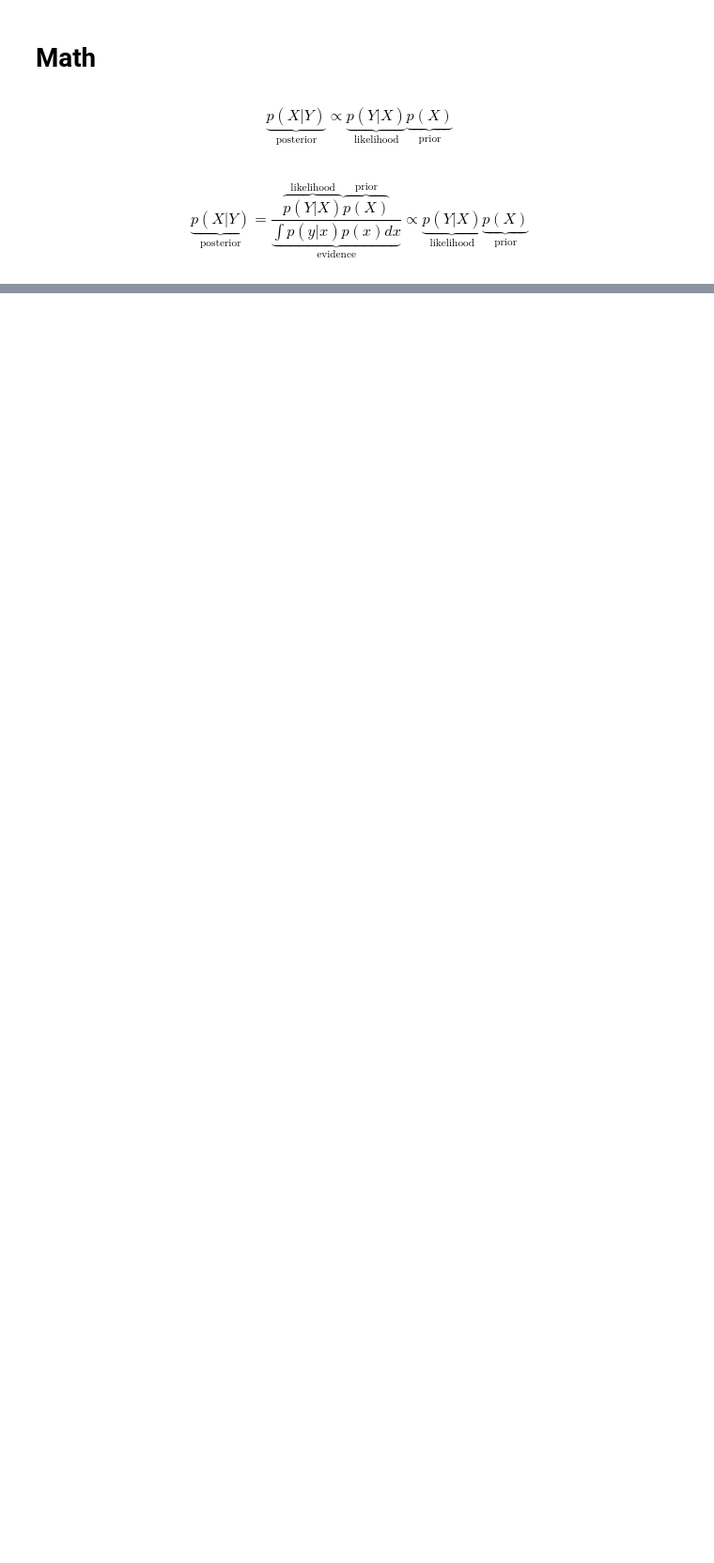
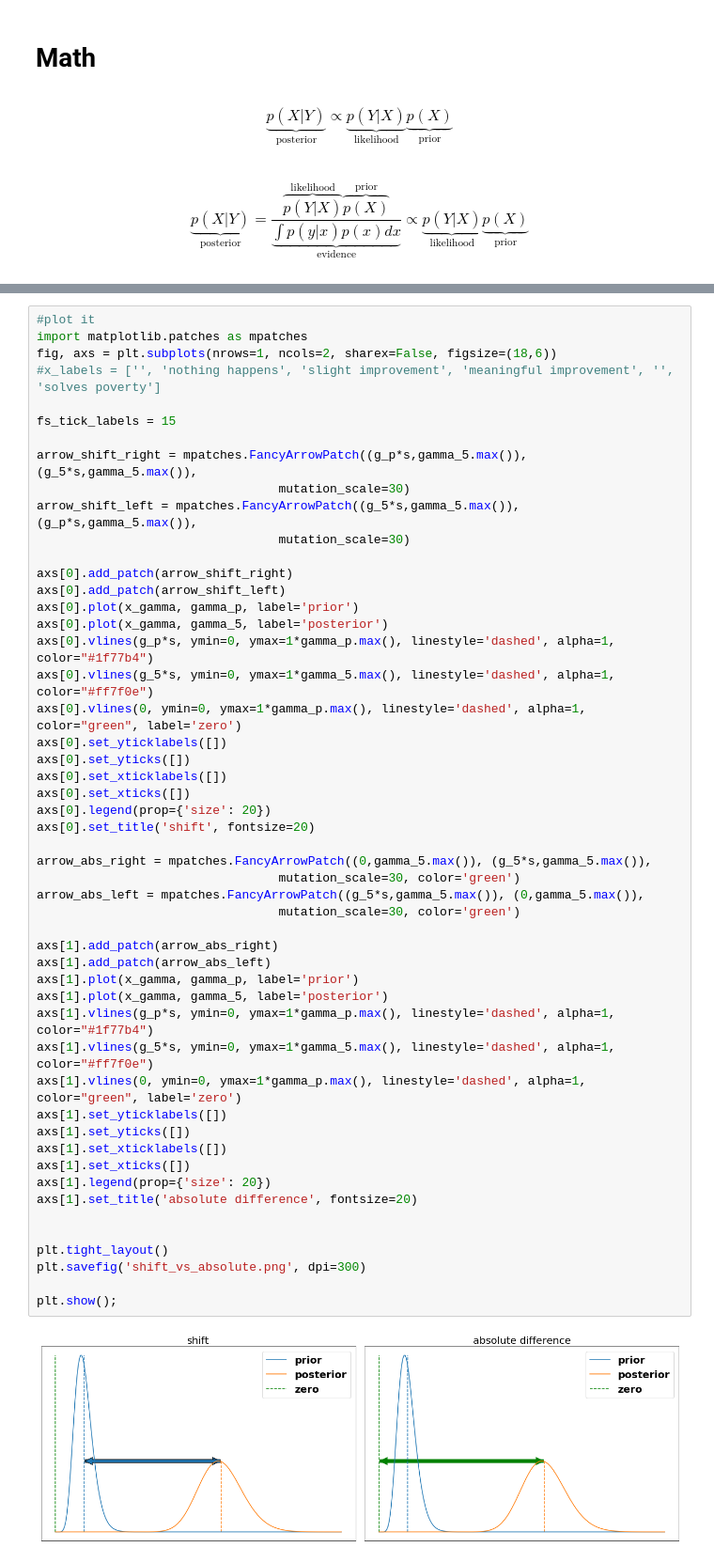
Before and after one commit to mariushobbhahn/mariushobbhahn.github.io, a Jupyter notebook: img/Probabilistic_Judging_1/Probabilistic Judging Part1.ipynb, the cells around one changed output, grey strips where cells are left out. Shown at 94% size. Drawn from its saved outputs; the diff is of its cells as text; blank space fills up the shorter version.

```diff
--- a/img/Probabilistic_Judging_1/Probabilistic Judging Part1.ipynb
+++ b/img/Probabilistic_Judging_1/Probabilistic Judging Part1.ipynb
@@ -785,0 +799,53 @@ $$\underbrace{p(X|Y)}_{\text{posterior}} = \frac{\overbrace{p(Y|X)}^{\text{likel
+# %%
+#plot it
+import matplotlib.patches as mpatches
+fig, axs = plt.subplots(nrows=1, ncols=2, sharex=False, figsize=(18,6))
+#x_labels = ['', 'nothing happens', 'slight improvement', 'meaningful improvement', '', 'solves poverty']
+
+fs_tick_labels = 15
+
+arrow_shift_right = mpatches.FancyArrowPatch((g_p*s,gamma_5.max()), (g_5*s,gamma_5.max()),
+                                 mutation_scale=30)
+arrow_shift_left = mpatches.FancyArrowPatch((g_5*s,gamma_5.max()), (g_p*s,gamma_5.max()),
+                                 mutation_scale=30)
+
+axs[0].add_patch(arrow_shift_right)
+axs[0].add_patch(arrow_shift_left)
+axs[0].plot(x_gamma, gamma_p, label='prior')
+axs[0].plot(x_gamma, gamma_5, label='posterior')
+axs[0].vlines(g_p*s, ymin=0, ymax=1*gamma_p.max(), linestyle='dashed', alpha=1, color="#1f77b4")
+axs[0].vlines(g_5*s, ymin=0, ymax=1*gamma_5.max(), linestyle='dashed', alpha=1, color="#ff7f0e")
+axs[0].vlines(0, ymin=0, ymax=1*gamma_p.max(), linestyle='dashed', alpha=1, color="green", label='zero')
+axs[0].set_yticklabels([])
+axs[0].set_yticks([])
+axs[0].set_xticklabels([])
+axs[0].set_xticks([])
+axs[0].legend(prop={'size': 20})
+axs[0].set_title('shift', fontsize=20)
+
+arrow_abs_right = mpatches.FancyArrowPatch((0,gamma_5.max()), (g_5*s,gamma_5.max()),
+                                 mutation_scale=30, color='green')
+arrow_abs_left = mpatches.FancyArrowPatch((g_5*s,gamma_5.max()), (0,gamma_5.max()),
+                                 mutation_scale=30, color='green')
+
+axs[1].add_patch(arrow_abs_right)
+axs[1].add_patch(arrow_abs_left)
+axs[1].plot(x_gamma, gamma_p, label='prior')
+axs[1].plot(x_gamma, gamma_5, label='posterior')
+axs[1].vlines(g_p*s, ymin=0, ymax=1*gamma_p.max(), linestyle='dashed', alpha=1, color="#1f77b4")
+axs[1].vlines(g_5*s, ymin=0, ymax=1*gamma_5.max(), linestyle='dashed', alpha=1, color="#ff7f0e")
+axs[1].vlines(0, ymin=0, ymax=1*gamma_p.max(), linestyle='dashed', alpha=1, color="green", label='zero')
+axs[1].set_yticklabels([])
+axs[1].set_yticks([])
+axs[1].set_xticklabels([])
+axs[1].set_xticks([])
+axs[1].legend(prop={'size': 20})
+axs[1].set_title('absolute difference', fontsize=20)
+
+
+plt.tight_layout()
+plt.savefig('shift_vs_absolute.png', dpi=300)
+
+plt.show();
+# %% [output]
+[figure, added]
```
Also changed, not shown: parts of 4 cells of this notebook, 5 other files.
